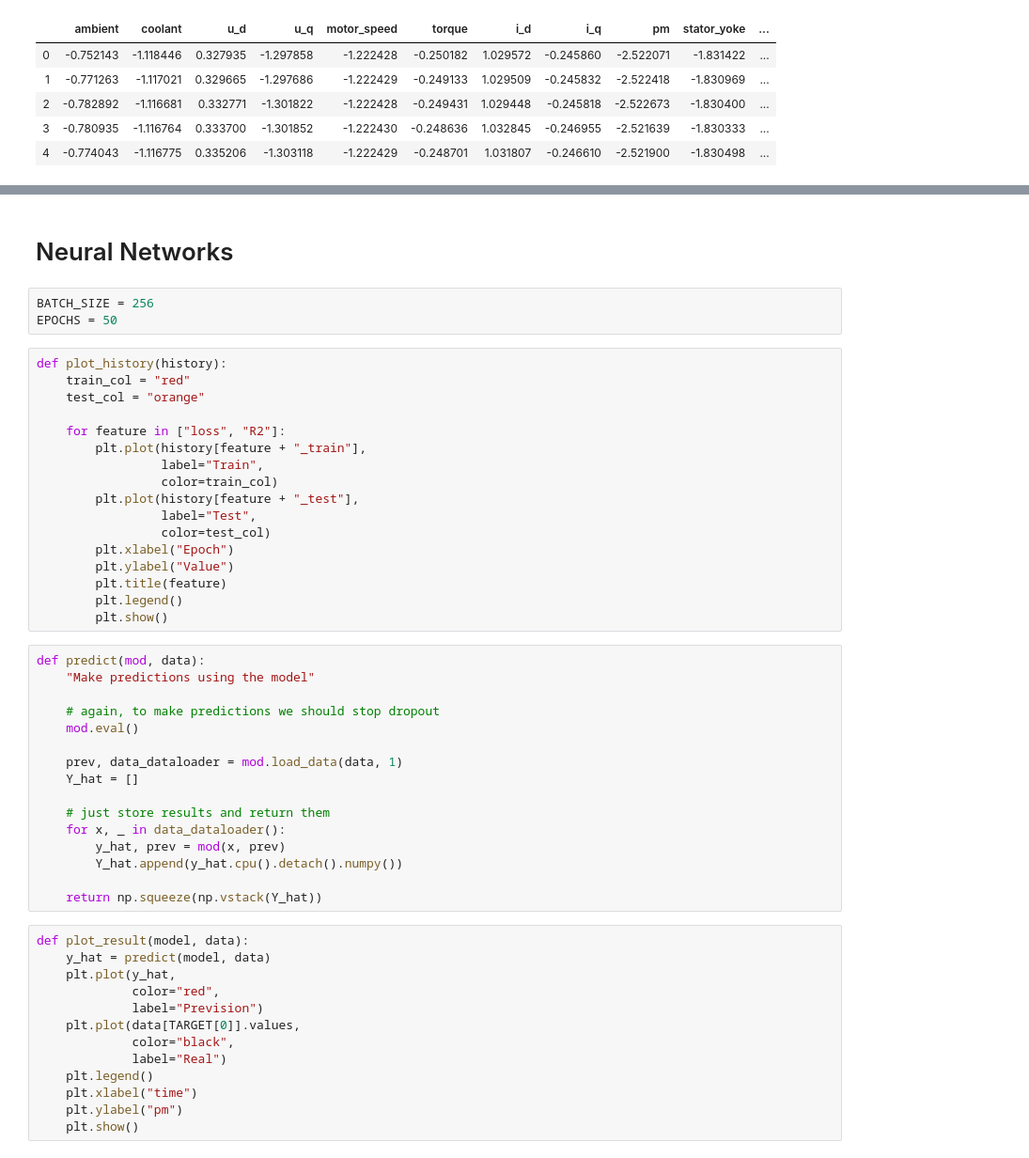
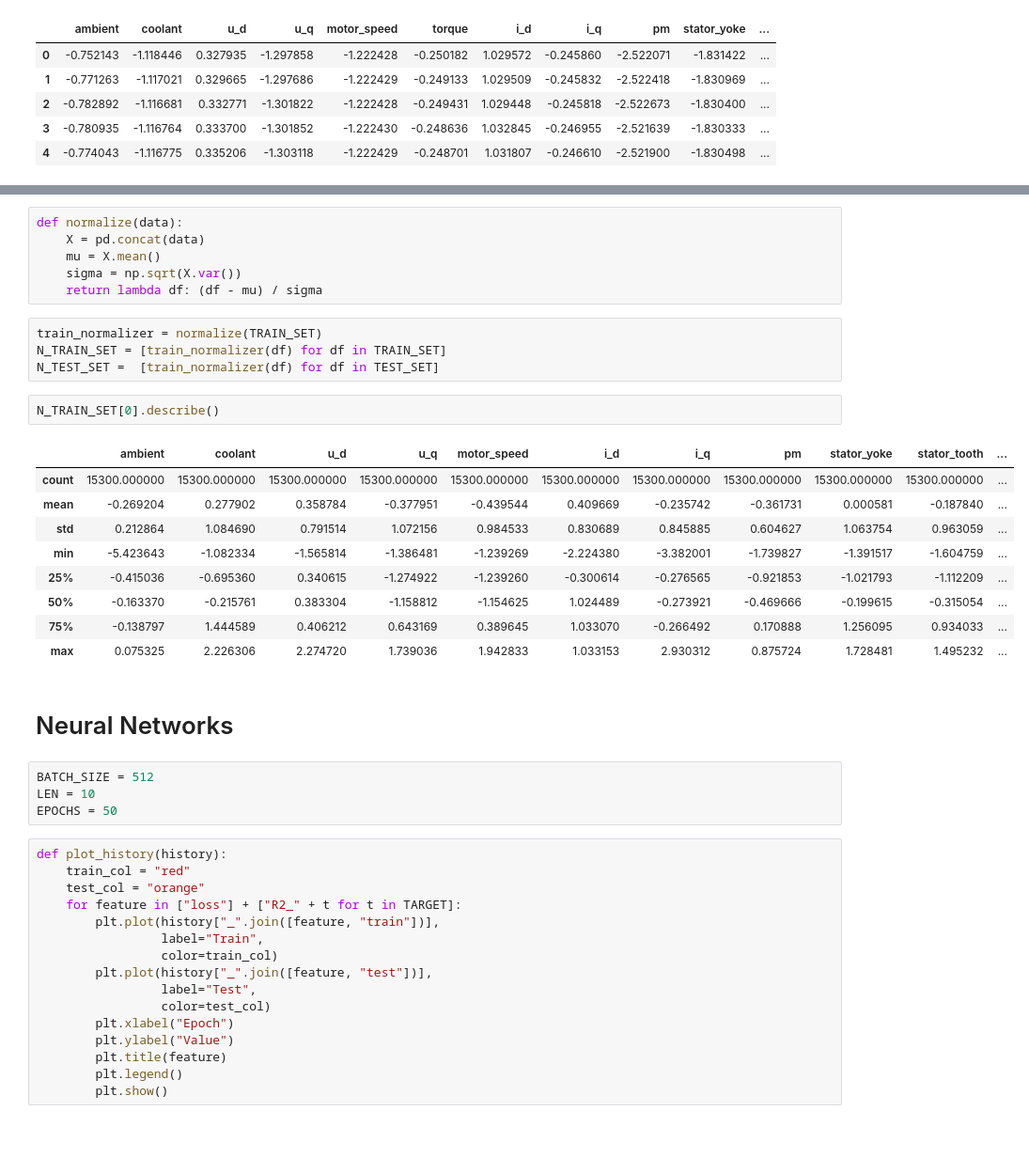
Before and after one commit to moiraghif/Electric-Motor-Temperature, a Jupyter notebook: Rete.ipynb, the cells around one changed output, grey strips where cells are left out. Shown at 94% size. Cells and saved outputs as stored; diff of their text form; blank space fills up the shorter version.

```diff
--- a/Rete.ipynb
+++ b/Rete.ipynb
@@ -55,18 +70,40 @@ print(len(TRAIN_SET), len(TEST_SET))
+# %%
+def normalize(data):
+    X = pd.concat(data)
+    mu = X.mean()
+    sigma = np.sqrt(X.var())
+    return lambda df: (df - mu) / sigma
+# %%
+train_normalizer = normalize(TRAIN_SET)
+N_TRAIN_SET = [train_normalizer(df) for df in TRAIN_SET]
+N_TEST_SET =  [train_normalizer(df) for df in TEST_SET]
+# %%
+N_TRAIN_SET[0].describe()
+# %% [output]
+|  | ambient | coolant | u_d | u_q | motor_speed | i_d | i_q | pm | stator_yoke | stator_tooth | ... |
+| count | 15300.000000 | 15300.000000 | 15300.000000 | 15300.000000 | 15300.000000 | 15300.000000 | 15300.000000 | 15300.000000 | 15300.000000 | 15300.000000 | ... |
+| mean | -0.269204 | 0.277902 | 0.358784 | -0.377951 | -0.439544 | 0.409669 | -0.235742 | -0.361731 | 0.000581 | -0.187840 | ... |
+| std | 0.212864 | 1.084690 | 0.791514 | 1.072156 | 0.984533 | 0.830689 | 0.845885 | 0.604627 | 1.063754 | 0.963059 | ... |
+| min | -5.423643 | -1.082334 | -1.565814 | -1.386481 | -1.239269 | -2.224380 | -3.382001 | -1.739827 | -1.391517 | -1.604759 | ... |
+| 25% | -0.415036 | -0.695360 | 0.340615 | -1.274922 | -1.239260 | -0.300614 | -0.276565 | -0.921853 | -1.021793 | -1.112209 | ... |
+| 50% | -0.163370 | -0.215761 | 0.383304 | -1.158812 | -1.154625 | 1.024489 | -0.273921 | -0.469666 | -0.199615 | -0.315054 | ... |
+| 75% | -0.138797 | 1.444589 | 0.406212 | 0.643169 | 0.389645 | 1.033070 | -0.266492 | 0.170888 | 1.256095 | 0.934033 | ... |
+| max | 0.075325 | 2.226306 | 2.274720 | 1.739036 | 1.942833 | 1.033153 | 2.930312 | 0.875724 | 1.728481 | 1.495232 | ... |
 # %% [markdown]
 # Neural Networks
 # %%
-BATCH_SIZE = 256
+BATCH_SIZE = 512
+LEN = 10
 EPOCHS = 50
 # %%
 def plot_history(history):
     train_col = "red"
     test_col = "orange"
-
-    for feature in ["loss", "R2"]:
-        plt.plot(history[feature + "_train"],
+    for feature in ["loss"] + ["R2_" + t for t in TARGET]:
+        plt.plot(history["_".join([feature, "train"])],
                  label="Train",
                  color=train_col)
-        plt.plot(history[feature + "_test"],
+        plt.plot(history["_".join([feature, "test"])],
                  label="Test",
                  color=test_col)
         plt.xlabel("Epoch")
@@ -74,32 +111,3 @@ def plot_history(history):
         plt.title(feature)
         plt.legend()
         plt.show()
-# %%
-def predict(mod, data):
-    "Make predictions using the model"
-
-    # again, to make predictions we should stop dropout
-    mod.eval()
-
-    prev, data_dataloader = mod.load_data(data, 1)
-    Y_hat = []
-
-    # just store results and return them
-    for x, _ in data_dataloader():
-        y_hat, prev = mod(x, prev)
-        Y_hat.append(y_hat.cpu().detach().numpy())
-
-    return np.squeeze(np.vstack(Y_hat))
-# %%
-def plot_result(model, data):
-    y_hat = predict(model, data)
-    plt.plot(y_hat,
-             color="red",
-             label="Prevision")
-    plt.plot(data[TARGET[0]].values,
-             color="black",
-             label="Real")
-    plt.legend()
-    plt.xlabel("time")
-    plt.ylabel("pm")
-    plt.show()
```
Also changed, not shown: parts of 26 cells of this notebook, 2 other files.
